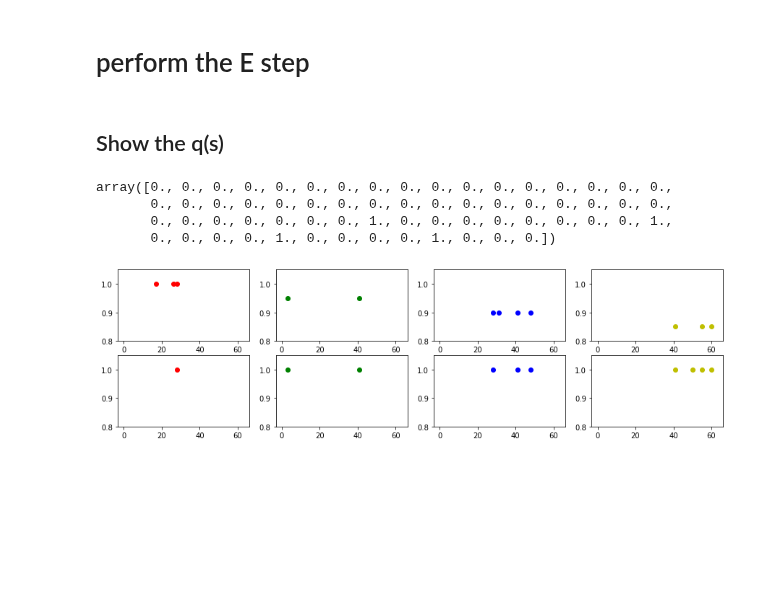
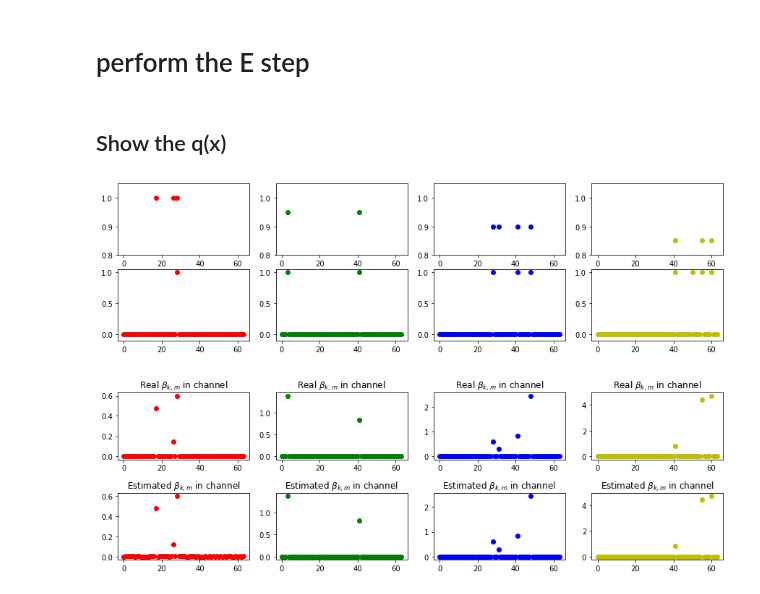
Before and after one commit to Brook1711/RIS-Angular-Domain, a Jupyter notebook: code_main/Alg.ipynb, the cells around one changed output. Drawn from its saved outputs; the diff is of its cells as text; code cells hidden in the pictures; blank space fills up the shorter version.

```diff
--- a/code_main/Alg.ipynb
+++ b/code_main/Alg.ipynb
@@ -766,28 +766,45 @@ for k in range(K):
 # perform the E step
 # %%
 E_step_instance = E_step(
+    # in the E-step process, FK can be directly given
+    # However, in the AO-EM methed, FK(contained xi) should be estimated in M-step and passed by M
     FK = FK,
-    kappa= np.ones(L*tau)*0.6,
+    kappa= np.ones(L*tau)*0.5,
     YK = YK,
     trans_pro_C=trans_pro_C,
     trans_pro_CS = trans_pro_CS
 )
 E_step_instance.begin()
+perfect_Mu=E_step_instance.Mu.copy()
+perfect_Sigma=E_step_instance.Sigma.copy()
 # %% [markdown]
-## Show the q(s)
+## Show the q(x)
 # %%
 plt.figure(figsize=(15,4))
 for k in range(K):
     plt.subplot(2,K,k+1)
     plt.scatter(np.array(range(M)), channel_support_for_all_users[k] * (1-0.05*k), color=color_list[k])
     plt.ylim(0.8, 1.05)
     plt.subplot(2,K,K + k+1)
-    plt.scatter(np.array(range(M)), E_step_instance.prior_pi[k], color=color_list[k])
-    plt.ylim(0.8, 1.05)
-E_step_instance.prior_pi[3]
+    plt.scatter(np.array(range(M)), E_step_instance.widetilde_pi[k], color=color_list[k])
+    plt.ylim(-0.1, 1.05)
+
+
+plt.figure(figsize=(15,4))
+# print(np.array(np.reshape(E_step_instance.Mu[0],(1,-1)))[0])
+for k in range(K):
+    plt.subplot(2,K,k+1)
+    plt.title(r'Real $\beta_{k,m}$ in channel')
+    plt.scatter(np.array(range(M)), np.abs(np.array(channel_support_for_all_users[k]) * Beta_true), color = color_list[k] )
+    plt.subplot(2,K,K+k+1)
+    plt.title(r'Estimated $\beta_{k,m}$ in channel')
+    plt.scatter(np.array(range(M)), np.abs(np.array(np.reshape(E_step_instance.Mu[k],(1,-1)))[0]), color=color_list[k])
+    plt.subplots_adjust(left=0.125,
+                    bottom=0.1,
+                    right=0.9,
+                    top=0.9,
+                    wspace=0.2,
+                    hspace=0.5)
 # %% [output]
-array([0., 0., 0., 0., 0., 0., 0., 0., 0., 0., 0., 0., 0., 0., 0., 0., 0.,
-       0., 0., 0., 0., 0., 0., 0., 0., 0., 0., 0., 0., 0., 0., 0., 0., 0.,
-       0., 0., 0., 0., 0., 0., 0., 1., 0., 0., 0., 0., 0., 0., 0., 0., 1.,
-       0., 0., 0., 0., 1., 0., 0., 0., 0., 1., 0., 0., 0.])
-[figure, old version]
+[figure, new version]
+[figure, added]
```
Also changed, not shown: 1 other file.
